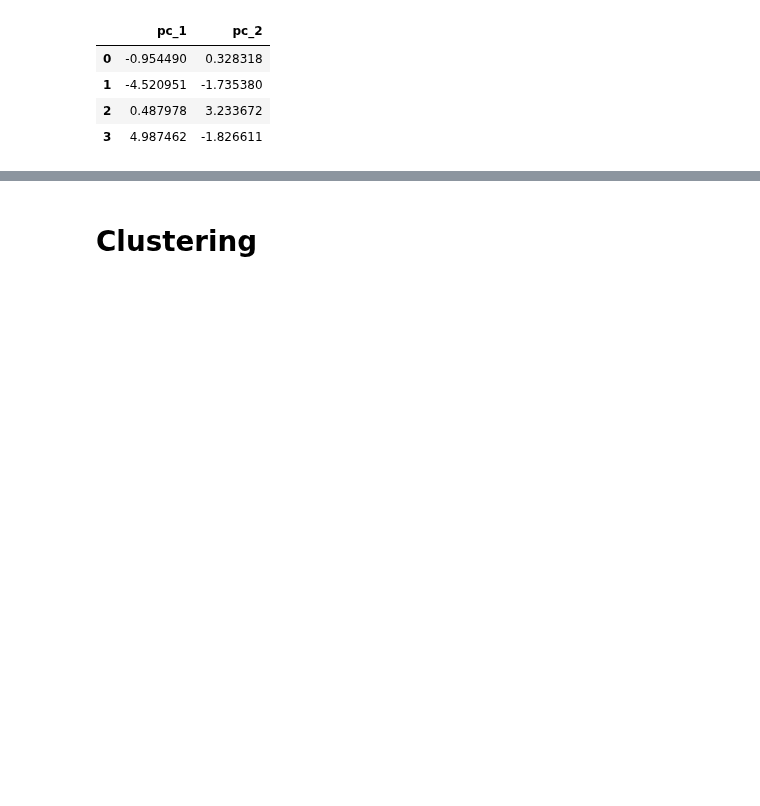
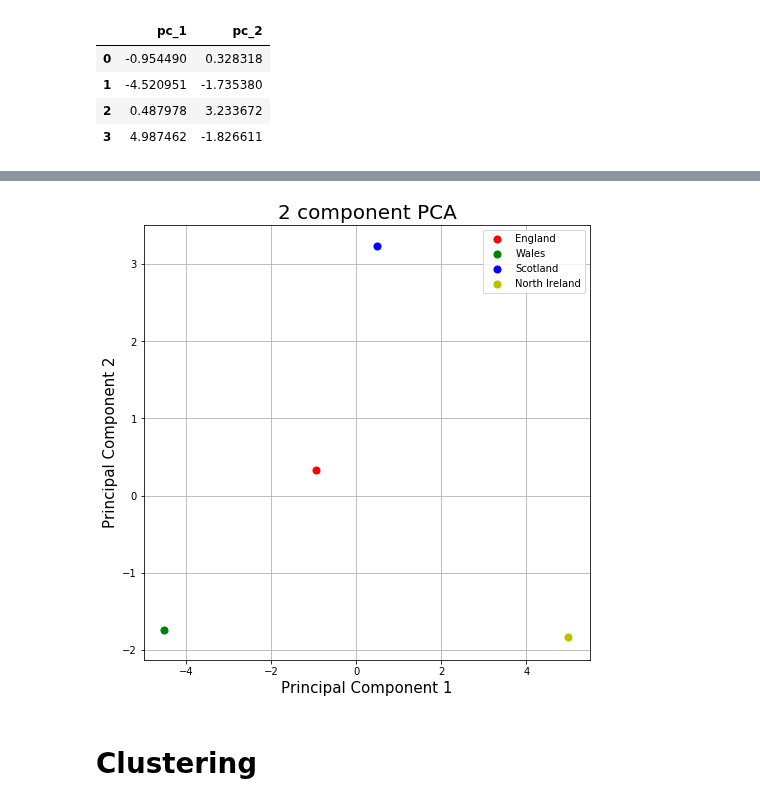
Before and after one commit to JimKing100/DS-Unit-1-Sprint-4-Linear-Algebra, a Jupyter notebook: Linear_Algebra_Sprint_Challenge.ipynb, the cells around one changed output, grey strips where cells are left out. Cells and saved outputs as stored; diff of their text form; code cells hidden in the pictures; blank space fills up the shorter version.

```diff
--- a/Linear_Algebra_Sprint_Challenge.ipynb
+++ b/Linear_Algebra_Sprint_Challenge.ipynb
@@ -289,0 +281,4 @@ plt.ylabel('component 2');
+# %%
+# Create a final merged dataframe with the components and target
+merged_data = pd.concat([principal_data, df[['Country']]], axis = 1)
+merged_data.head(10)
@@ -290,3 +291,29 @@ plt.ylabel('component 2');
+# %%
+# Set plot size
+fig = plt.figure(figsize = (8,8))
+ax = fig.add_subplot(1,1,1)
+
+# Set annotation
+ax.set_xlabel('Principal Component 1', fontsize = 15)
+ax.set_ylabel('Principal Component 2', fontsize = 15)
+ax.set_title('2 component PCA', fontsize = 20)
+
+# Set targets to unique species values and match to colors
+targets = ["England","Wales","Scotland","North Ireland"]
+colors = ['r', 'g', 'b', 'y']
+
+# For each species, create a scatter plot of PC1 and PC2
+for target, color in zip(targets, colors):
+    indicesToKeep = merged_data['Country'] == target
+    ax.scatter(merged_data.loc[indicesToKeep, 'pc_1']
+               , merged_data.loc[indicesToKeep, 'pc_2']
+               , c = color
+               , s = 50)
+# Plot the legend and grid
+ax.legend(targets)
+ax.grid()
+# %% [output]
+[figure, added]
 # %% [markdown]
 # Clustering
 # %% [markdown]
```
Also changed, not shown: parts of 4 cells of this notebook.
